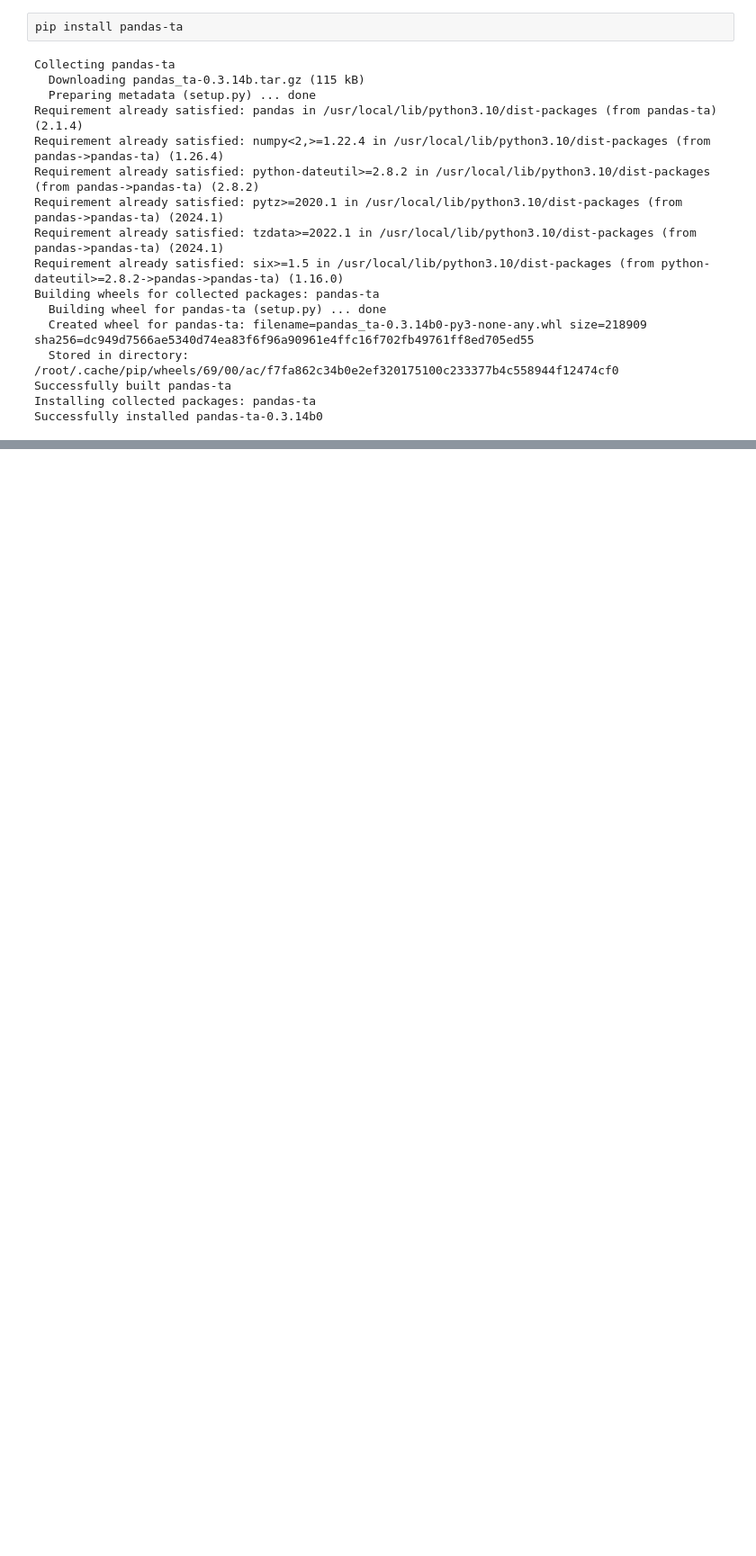
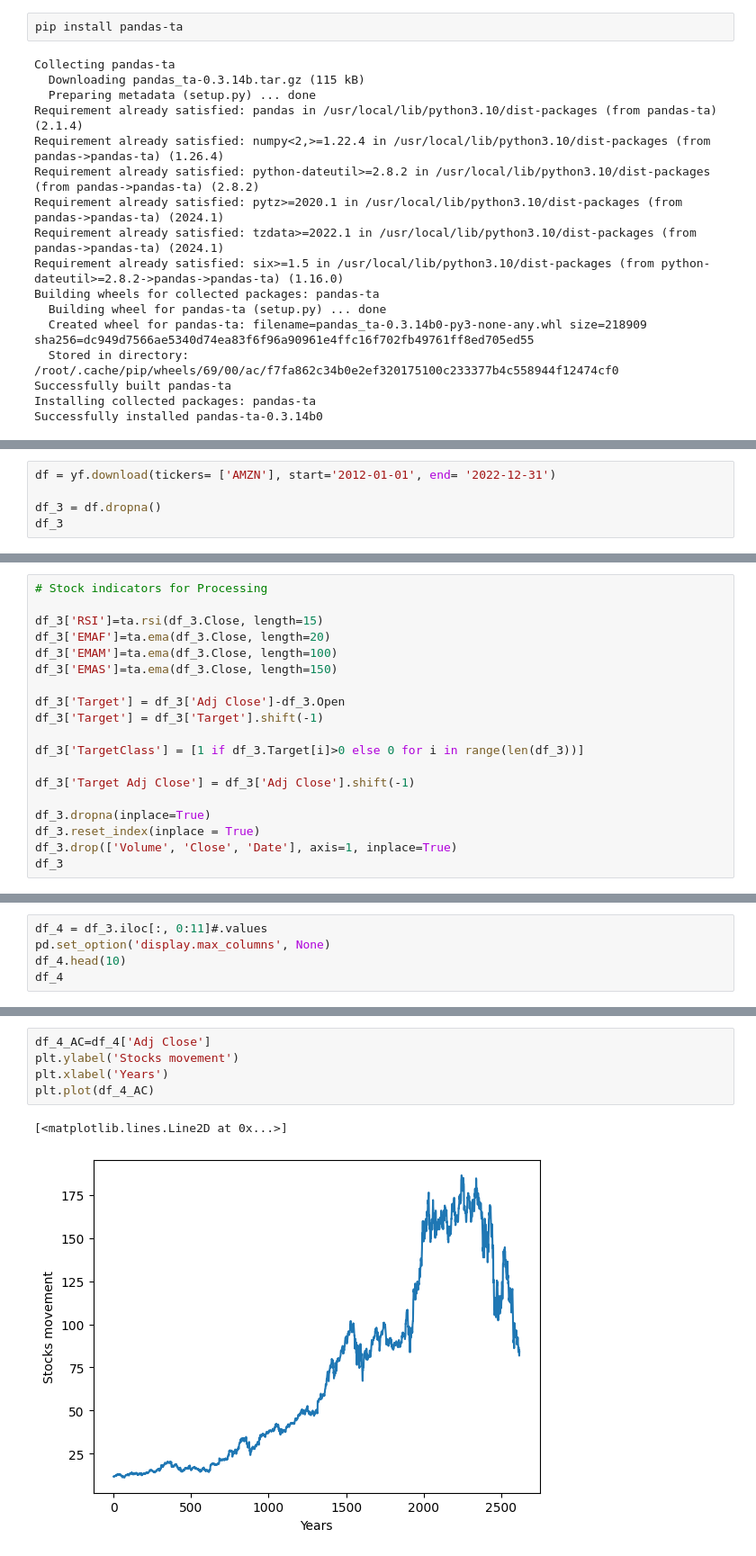
Before and after one commit to bilnazir/stockmarketprediction, a Jupyter notebook: fyp_GRU_amzn.ipynb, the cells around one changed output, grey strips where cells are left out. Shown at 90% size. Saved outputs shown, nothing was run; the diff lists cells and outputs as text; blank space fills up the shorter version.

Commit message:
Loading the data for amazon from yahoo finance. Dropping null values, adding technical analysis indicators and checking stock movements.

```diff
--- a/fyp_GRU_amzn.ipynb
+++ b/fyp_GRU_amzn.ipynb
@@ -21,0 +44,5 @@ Successfully installed pandas-ta-0.3.14b0
+# %%
+df = yf.download(tickers= ['AMZN'], start='2012-01-01', end= '2022-12-31')
+
+df_3 = df.dropna()
+df_3
@@ -21,0 +65,19 @@ Successfully installed pandas-ta-0.3.14b0
+# %%
+# Stock indicators for Processing
+
+df_3['RSI']=ta.rsi(df_3.Close, length=15)
+df_3['EMAF']=ta.ema(df_3.Close, length=20)
+df_3['EMAM']=ta.ema(df_3.Close, length=100)
+df_3['EMAS']=ta.ema(df_3.Close, length=150)
+
+df_3['Target'] = df_3['Adj Close']-df_3.Open
+df_3['Target'] = df_3['Target'].shift(-1)
+
+df_3['TargetClass'] = [1 if df_3.Target[i]>0 else 0 for i in range(len(df_3))]
+
+df_3['Target Adj Close'] = df_3['Adj Close'].shift(-1)
+
+df_3.dropna(inplace=True)
+df_3.reset_index(inplace = True)
+df_3.drop(['Volume', 'Close', 'Date'], axis=1, inplace=True)
+df_3
@@ -21,0 +98,5 @@ Successfully installed pandas-ta-0.3.14b0
+# %%
+df_4 = df_3.iloc[:, 0:11]#.values
+pd.set_option('display.max_columns', None)
+df_4.head(10)
+df_4
@@ -21,0 +117,8 @@ Successfully installed pandas-ta-0.3.14b0
+# %%
+df_4_AC=df_4['Adj Close']
+plt.ylabel('Stocks movement')
+plt.xlabel('Years')
+plt.plot(df_4_AC)
+# %% [output]
+[<matplotlib.lines.Line2D at 0x...>]
+[figure, added]
```
Also changed, not shown: parts of 4 cells of this notebook.
